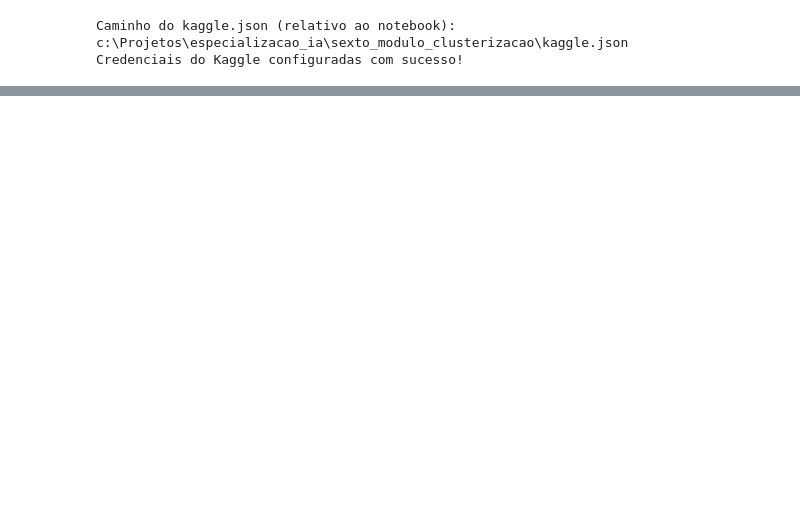
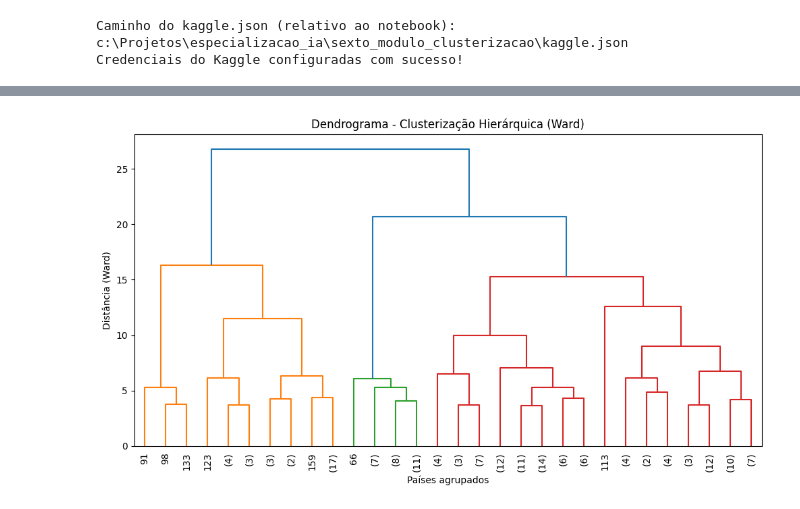
Before and after one commit to BrunoBersan/unsupervised_learning_country_data, a Jupyter notebook: analise.ipynb, the cells around one changed output, grey strips where cells are left out. Cells and saved outputs as stored; diff of their text form; code cells hidden in the pictures; blank space fills up the shorter version.

```diff
--- a/analise.ipynb
+++ b/analise.ipynb
@@ -96,0 +408,10 @@ Download e descompactação concluídos!
+# %%
+plt.figure(figsize=(12, 6))
+Z = linkage(X, method='ward', metric='euclidean')
+dendrogram(Z, truncate_mode='lastp', p=30, leaf_rotation=90., leaf_font_size=10.)
+plt.title("Dendrograma - Clusterização Hierárquica (Ward)")
+plt.xlabel("Países agrupados")
+plt.ylabel("Distância (Ward)")
+plt.show()
+# %% [output]
+[figure, added]
```
Also changed, not shown: parts of 33 cells of this notebook, 2 other files.
